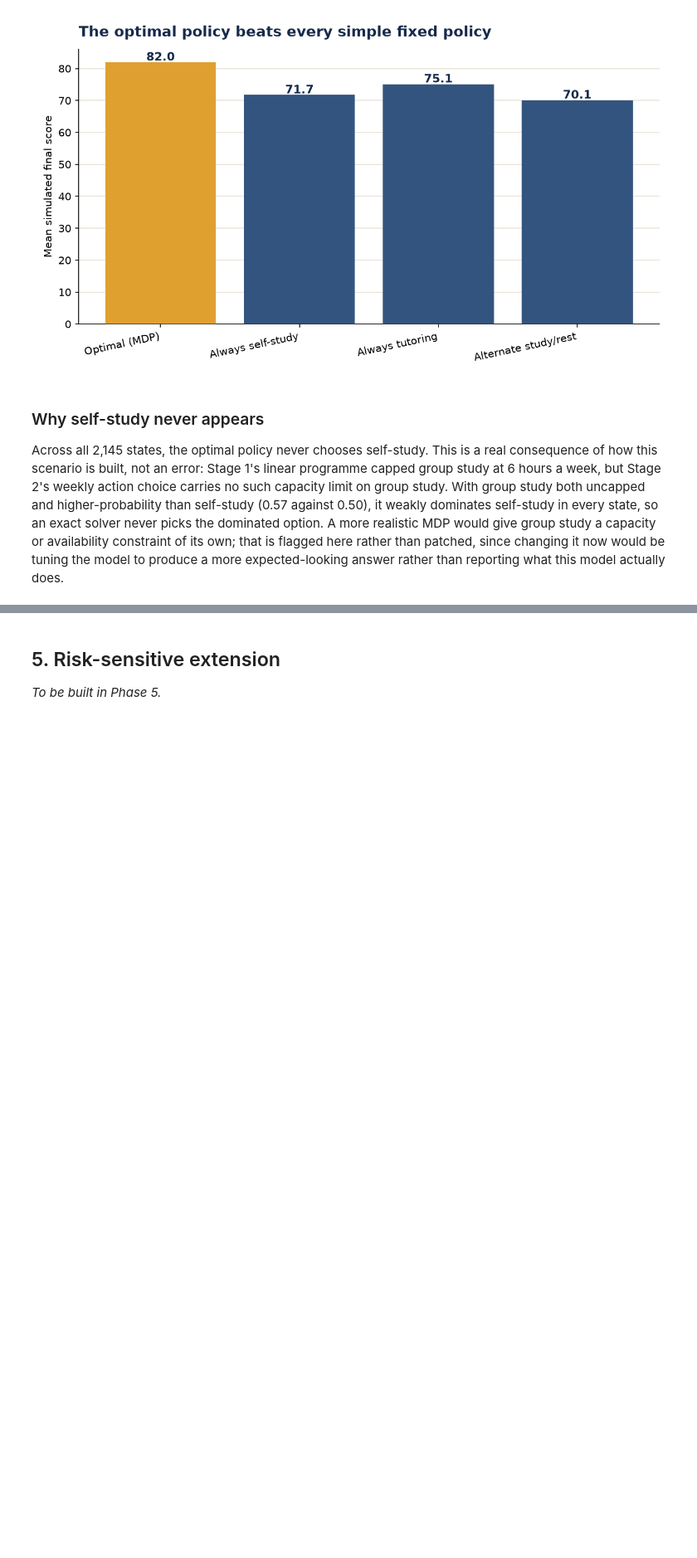
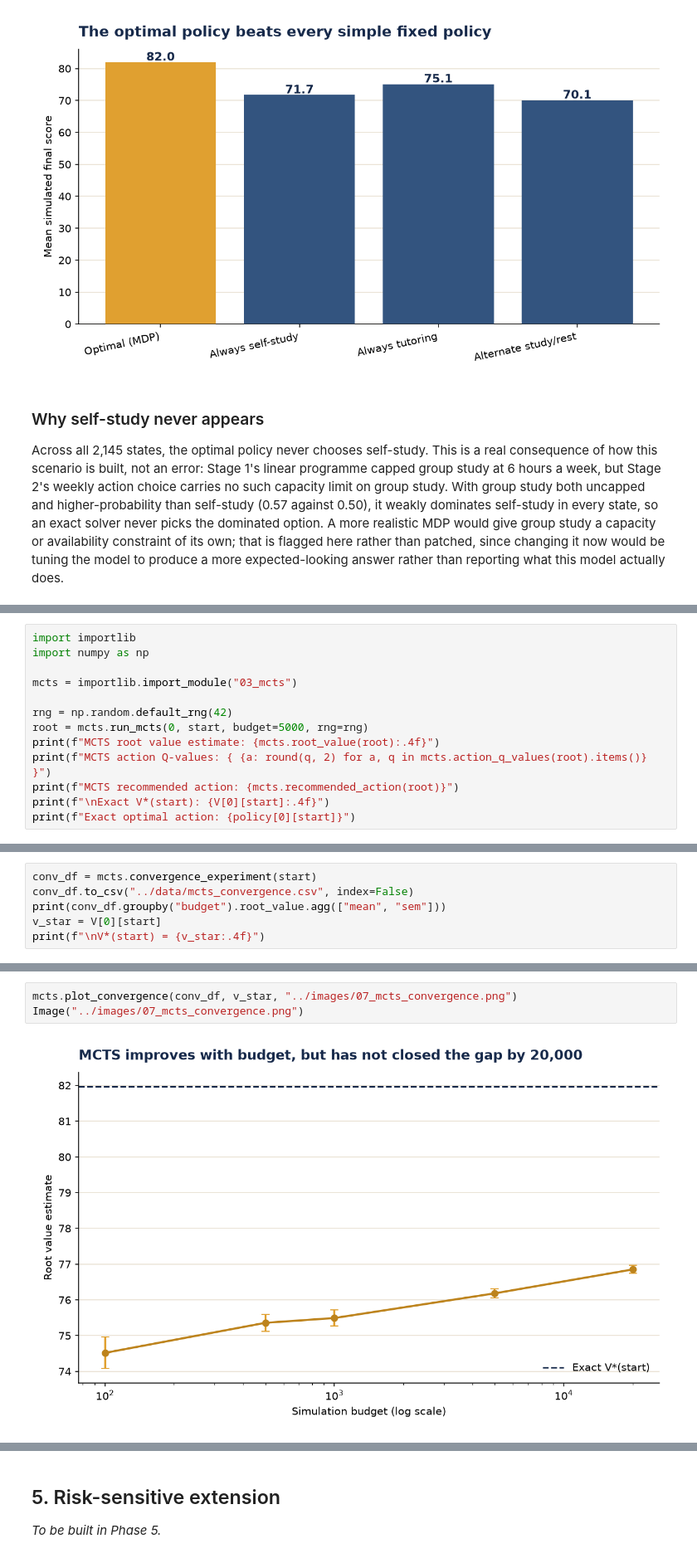
Before and after one commit to prachidabli-data/prachidabli-data.github.io, a Jupyter notebook: statistical-modelling-project-2/notebook/decision_modelling.ipynb, the cells around one changed output, grey strips where cells are left out. Shown at 83% size. Cells and saved outputs as stored; diff of their text form; blank space fills up the shorter version.

```diff
--- a/statistical-modelling-project-2/notebook/decision_modelling.ipynb
+++ b/statistical-modelling-project-2/notebook/decision_modelling.ipynb
@@ -442,0 +483,13 @@ what this model actually does.
+# %%
+import importlib
+import numpy as np
+
+mcts = importlib.import_module("03_mcts")
+
+rng = np.random.default_rng(42)
+root = mcts.run_mcts(0, start, budget=5000, rng=rng)
+print(f"MCTS root value estimate: {mcts.root_value(root):.4f}")
+print(f"MCTS action Q-values: { {a: round(q, 2) for a, q in mcts.action_q_values(root).items()} }")
+print(f"MCTS recommended action: {mcts.recommended_action(root)}")
+print(f"\nExact V*(start): {V[0][start]:.4f}")
+print(f"Exact optimal action: {policy[0][start]}")
@@ -442,0 +512,6 @@ what this model actually does.
+# %%
+conv_df = mcts.convergence_experiment(start)
+conv_df.to_csv("../data/mcts_convergence.csv", index=False)
+print(conv_df.groupby("budget").root_value.agg(["mean", "sem"]))
+v_star = V[0][start]
+print(f"\nV*(start) = {v_star:.4f}")
@@ -442,0 +528,5 @@ what this model actually does.
+# %%
+mcts.plot_convergence(conv_df, v_star, "../images/07_mcts_convergence.png")
+Image("../images/07_mcts_convergence.png")
+# %% [output]
+[figure, added]
```
Also changed, not shown: parts of 18 cells of this notebook, 7 other files.
